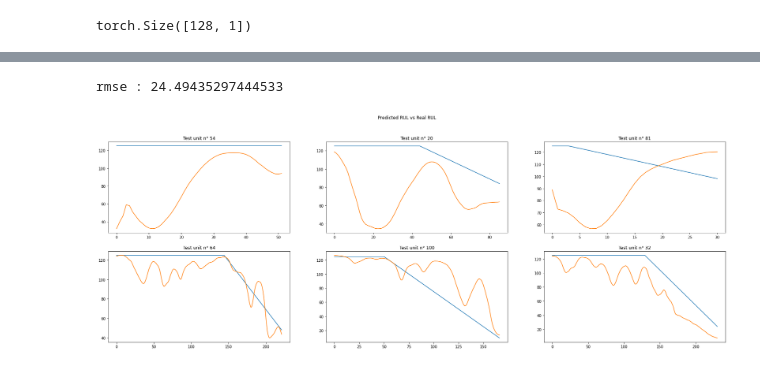
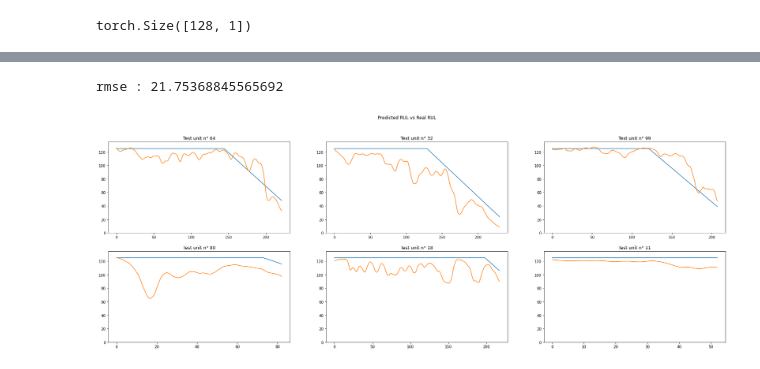
Before and after one commit to ettouilebouael/pdm-thesis, a Jupyter notebook: FD004_Turbo_Fan_RUL_estimation_with_LSTM.ipynb, the cells around one changed output, grey strips where cells are left out. Saved outputs shown, nothing was run; the diff lists cells and outputs as text; code cells hidden in the pictures.

```diff
--- a/FD004_Turbo_Fan_RUL_estimation_with_LSTM.ipynb
+++ b/FD004_Turbo_Fan_RUL_estimation_with_LSTM.ipynb
@@ -191,12 +194,22 @@ dataset = {
 
 dataloader = {
     'train': DataLoader(dataset['train'], shuffle=True, batch_size=batch_size),
-     'test': DataLoader(dataset['test'], shuffle=True, batch_size=batch_size)}
+     'test': DataLoader(dataset['test'], shuffle=False, batch_size=batch_size)}
 # %%
+class Encoder(torch.nn.Module):
+  def __init__(self):
+    super().__init__()
+    self.lstm = nn.LSTM(input_size=input_size, hidden_size=n_hidden_lstm, num_layers = n_lstm_layers, batch_first = True, dropout = 0)
+
+  def forward(self, x):
+    output, (h, c) = self.lstm(x)
+    x = h[-1].reshape(-1,n_hidden_lstm)
+    x = F.relu(x)
+    return x
+
 class RULPredictor(torch.nn.Module):
   def __init__(self):
     super().__init__()
-    self.lstm = nn.LSTM(input_size=input_size, hidden_size=n_hidden_lstm, num_layers = n_lstm_layers, batch_first = True, dropout = dropout)
     self.fc1 = torch.nn.Linear(n_hidden_lstm, 64)
     self.fc2 = torch.nn.Linear(64, 32)
     self.fc3 = torch.nn.Linear(32, 16)
@@ -204,18 +217,27 @@ class RULPredictor(torch.nn.Module):
     self.dropout = torch.nn.Dropout(p=dropout)
 
   def forward(self, x):
-    output, (h, c) = self.lstm(x)
-    x = self.fc1(h[-1].reshape(-1,n_hidden_lstm))
+    x = self.fc1(x)
     x = F.relu(x)
+    x - self.dropout(x)
     x = self.fc2(x)
     x = F.relu(x)
+    x - self.dropout(x)
     x = self.fc3(x)
     x = F.relu(x)
+    x - self.dropout(x)
     x = self.output(x)
     return x
 
-model = RULPredictor()
-model(torch.randn(batch_size, seq_len, input_size)).shape
+encoder = Encoder()
+rul_predictor  = RULPredictor()
+
+X = torch.randn(batch_size, seq_len, input_size)
+
+h = encoder(X)
+y = rul_predictor(h)
+
+print(y.shape)
 # %% [output]
 torch.Size([128, 1])
 # %%
@@ -271,27 +302,30 @@ KeyboardInterrupt: ignored
 # %%
-def plot_test_predictions(model,data_num,features, seq_len):
+def plot_test_predictions(encoder, rul_predictor,data_num,features, seq_len):
   X , y, online_df_pred = online_pipeline(data_num, features, seq_len)
   loss = torch.nn.MSELoss()
   model.eval()
   model.to(device)
   with torch.no_grad():
     X = torch.from_numpy(X).float().to(device)
     y = torch.from_numpy(y).float().to(device)
-    y_pred = model(X)
-    mse = loss(y_pred, y.reshape(-1,1))
+    h_hat = encoder(X)
+    y_pred = rul_predictor(h_hat)
+    mse = loss(y_pred, y)
     online_df_pred.loc[:,'rul_pred'] = y_pred.cpu().numpy()
-  units = [54,20,81,64,100,32]
+  units = [64,32,99,80,18,11]
   fig, axs = plt.subplots(2, 3, figsize=(30,10))
   fig.suptitle('Predicted RUL vs Real RUL')
   for ax, unit in zip(axs.flatten(), units):
     ax.plot(online_df_pred[online_df_pred.unit_number ==  unit]['rul'].values)
     ax.plot(online_df_pred[online_df_pred.unit_number ==  unit]['rul_pred'].values)
+    ax.set_ylim(ymin=0)
+    ax.set_ylim(ymax=135)
     ax.set_title(f'Test unit n° {unit}')
   plt.plot()
 
   print('rmse :', np.sqrt(mse.item()))
 
-plot_test_predictions(model,data_num,features,seq_len)
+plot_test_predictions(encoder, rul_predictor, data_num,features,seq_len)
 # %% [output]
-rmse : 24.49435297444533
+rmse : 21.75368845565692
-[figure, old version]
+[figure, new version]
```
Also changed, not shown: parts of 5 cells of this notebook.
